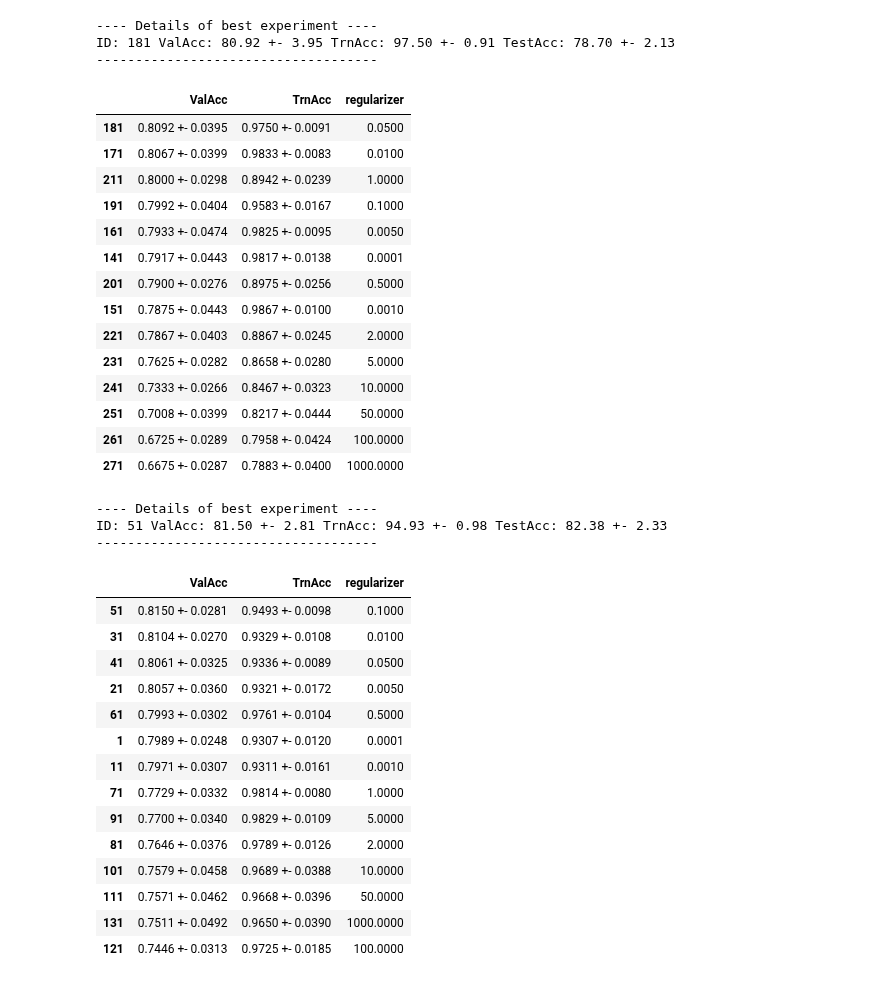
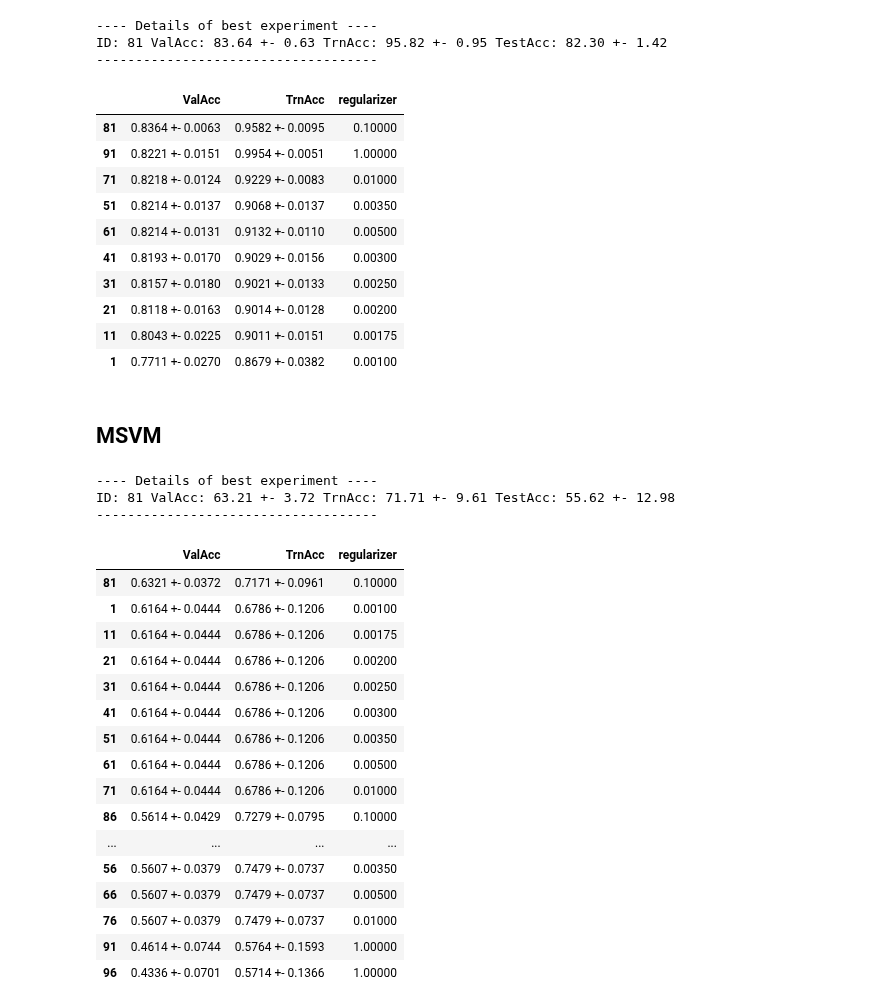
Before and after one commit to saper0/qpcert, a Jupyter notebook: notebooks/hyperparams/hyperparam_search.ipynb, the cells around one changed output. Cells and saved outputs as stored; diff of their text form; code cells hidden in the pictures.

```diff
--- a/notebooks/hyperparams/hyperparam_search.ipynb
+++ b/notebooks/hyperparams/hyperparam_search.ipynb
@@ -66,60 +67,60 @@ ID: 111 ValAcc: 79.92 +- 4.53 TrnAcc: 98.08 +- 1.12 TestAcc: 78.60 +- 2.07
 # %%
 start_id = 1
-end_id = 560
+end_id = 100
 n_seeds = 10
 hyperparams = ["regularizer"]
-pred_method = "krr"
-dataset = "pubmed"
-collection= "ntk_gcn_hyperparam_pubmed_wikics" #todo: rename colelction to trn_ntk_gcn
+pred_method = "svm"
+dataset = "cora"
+collection= "l_cora_hyper_ntk_gcn" #todo: rename colelction to trn_ntk_gcn
 utils.get_best_hyperparams(start_id, end_id, n_seeds, hyperparams,
                            pred_method, dataset, collection, use_seeds=10)
 # %% [output]
 ---- Details of best experiment ----
-ID: 181 ValAcc: 80.92 +- 3.95 TrnAcc: 97.50 +- 0.91 TestAcc: 78.70 +- 2.13
+ID: 81 ValAcc: 83.64 +- 0.63 TrnAcc: 95.82 +- 0.95 TestAcc: 82.30 +- 1.42
 ------------------------------------
 |  | ValAcc | TrnAcc | regularizer |
-| 181 | 0.8092 +- 0.0395 | 0.9750 +- 0.0091 | 0.0500 |
-| 171 | 0.8067 +- 0.0399 | 0.9833 +- 0.0083 | 0.0100 |
-| 211 | 0.8000 +- 0.0298 | 0.8942 +- 0.0239 | 1.0000 |
-| 191 | 0.7992 +- 0.0404 | 0.9583 +- 0.0167 | 0.1000 |
-| 161 | 0.7933 +- 0.0474 | 0.9825 +- 0.0095 | 0.0050 |
-| 141 | 0.7917 +- 0.0443 | 0.9817 +- 0.0138 | 0.0001 |
-| 201 | 0.7900 +- 0.0276 | 0.8975 +- 0.0256 | 0.5000 |
-| 151 | 0.7875 +- 0.0443 | 0.9867 +- 0.0100 | 0.0010 |
-| 221 | 0.7867 +- 0.0403 | 0.8867 +- 0.0245 | 2.0000 |
-| 231 | 0.7625 +- 0.0282 | 0.8658 +- 0.0280 | 5.0000 |
-| 241 | 0.7333 +- 0.0266 | 0.8467 +- 0.0323 | 10.0000 |
-| 251 | 0.7008 +- 0.0399 | 0.8217 +- 0.0444 | 50.0000 |
-| 261 | 0.6725 +- 0.0289 | 0.7958 +- 0.0424 | 100.0000 |
-| 271 | 0.6675 +- 0.0287 | 0.7883 +- 0.0400 | 1000.0000 |
+| 81 | 0.8364 +- 0.0063 | 0.9582 +- 0.0095 | 0.10000 |
+| 91 | 0.8221 +- 0.0151 | 0.9954 +- 0.0051 | 1.00000 |
+| 71 | 0.8218 +- 0.0124 | 0.9229 +- 0.0083 | 0.01000 |
+| 51 | 0.8214 +- 0.0137 | 0.9068 +- 0.0137 | 0.00350 |
+| 61 | 0.8214 +- 0.0131 | 0.9132 +- 0.0110 | 0.00500 |
+| 41 | 0.8193 +- 0.0170 | 0.9029 +- 0.0156 | 0.00300 |
+| 31 | 0.8157 +- 0.0180 | 0.9021 +- 0.0133 | 0.00250 |
+| 21 | 0.8118 +- 0.0163 | 0.9014 +- 0.0128 | 0.00200 |
+| 11 | 0.8043 +- 0.0225 | 0.9011 +- 0.0151 | 0.00175 |
+| 1 | 0.7711 +- 0.0270 | 0.8679 +- 0.0382 | 0.00100 |
+# %% [markdown]
+## MSVM
 # %%
 start_id = 1
-end_id = 280
-n_seeds = 10
+end_id = 100
+n_seeds = 5
 hyperparams = ["regularizer"]
 pred_method = "svm"
 dataset = "cora"
-collection= "ntk_gcn_hyperparam" #todo: rename colelction to trn_ntk_gcn
+collection= "l_cora_hyper_ntk_gcn" #todo: rename colelction to trn_ntk_gcn
 utils.get_best_hyperparams(start_id, end_id, n_seeds, hyperparams,
-                           pred_method, dataset, collection, use_seeds=10)
+                           pred_method, dataset, collection, use_seeds=5)
 # %% [output]
 ---- Details of best experiment ----
-ID: 51 ValAcc: 81.50 +- 2.81 TrnAcc: 94.93 +- 0.98 TestAcc: 82.38 +- 2.33
+ID: 81 ValAcc: 63.21 +- 3.72 TrnAcc: 71.71 +- 9.61 TestAcc: 55.62 +- 12.98
 ------------------------------------
 |  | ValAcc | TrnAcc | regularizer |
-| 51 | 0.8150 +- 0.0281 | 0.9493 +- 0.0098 | 0.1000 |
-| 31 | 0.8104 +- 0.0270 | 0.9329 +- 0.0108 | 0.0100 |
-| 41 | 0.8061 +- 0.0325 | 0.9336 +- 0.0089 | 0.0500 |
-| 21 | 0.8057 +- 0.0360 | 0.9321 +- 0.0172 | 0.0050 |
-| 61 | 0.7993 +- 0.0302 | 0.9761 +- 0.0104 | 0.5000 |
-| 1 | 0.7989 +- 0.0248 | 0.9307 +- 0.0120 | 0.0001 |
-| 11 | 0.7971 +- 0.0307 | 0.9311 +- 0.0161 | 0.0010 |
-| 71 | 0.7729 +- 0.0332 | 0.9814 +- 0.0080 | 1.0000 |
-| 91 | 0.7700 +- 0.0340 | 0.9829 +- 0.0109 | 5.0000 |
-| 81 | 0.7646 +- 0.0376 | 0.9789 +- 0.0126 | 2.0000 |
-| 101 | 0.7579 +- 0.0458 | 0.9689 +- 0.0388 | 10.0000 |
-| 111 | 0.7571 +- 0.0462 | 0.9668 +- 0.0396 | 50.0000 |
-| 131 | 0.7511 +- 0.0492 | 0.9650 +- 0.0390 | 1000.0000 |
-| 121 | 0.7446 +- 0.0313 | 0.9725 +- 0.0185 | 100.0000 |
+| 81 | 0.6321 +- 0.0372 | 0.7171 +- 0.0961 | 0.10000 |
+| 1 | 0.6164 +- 0.0444 | 0.6786 +- 0.1206 | 0.00100 |
+| 11 | 0.6164 +- 0.0444 | 0.6786 +- 0.1206 | 0.00175 |
+| 21 | 0.6164 +- 0.0444 | 0.6786 +- 0.1206 | 0.00200 |
+| 31 | 0.6164 +- 0.0444 | 0.6786 +- 0.1206 | 0.00250 |
+| 41 | 0.6164 +- 0.0444 | 0.6786 +- 0.1206 | 0.00300 |
+| 51 | 0.6164 +- 0.0444 | 0.6786 +- 0.1206 | 0.00350 |
+| 61 | 0.6164 +- 0.0444 | 0.6786 +- 0.1206 | 0.00500 |
+| 71 | 0.6164 +- 0.0444 | 0.6786 +- 0.1206 | 0.01000 |
+| 86 | 0.5614 +- 0.0429 | 0.7279 +- 0.0795 | 0.10000 |
+| ... | ... | ... | ... |
+| 56 | 0.5607 +- 0.0379 | 0.7479 +- 0.0737 | 0.00350 |
+| 66 | 0.5607 +- 0.0379 | 0.7479 +- 0.0737 | 0.00500 |
+| 76 | 0.5607 +- 0.0379 | 0.7479 +- 0.0737 | 0.01000 |
+| 91 | 0.4614 +- 0.0744 | 0.5764 +- 0.1593 | 1.00000 |
+| 96 | 0.4336 +- 0.0701 | 0.5714 +- 0.1366 | 1.00000 |
 # %%
 start_id = 1
```
Also changed, not shown: parts of 8 cells of this notebook, 8 other files.
